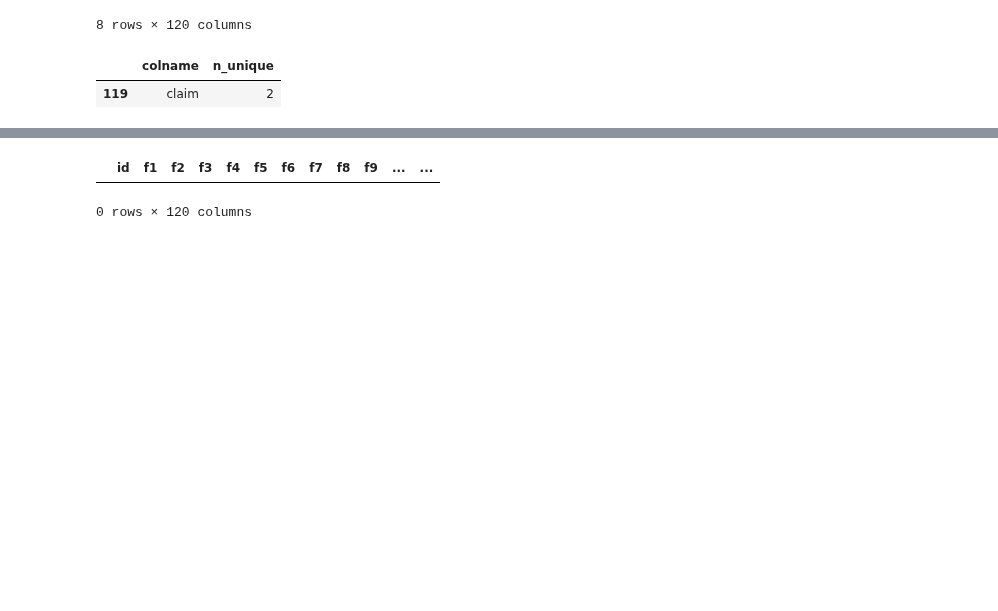
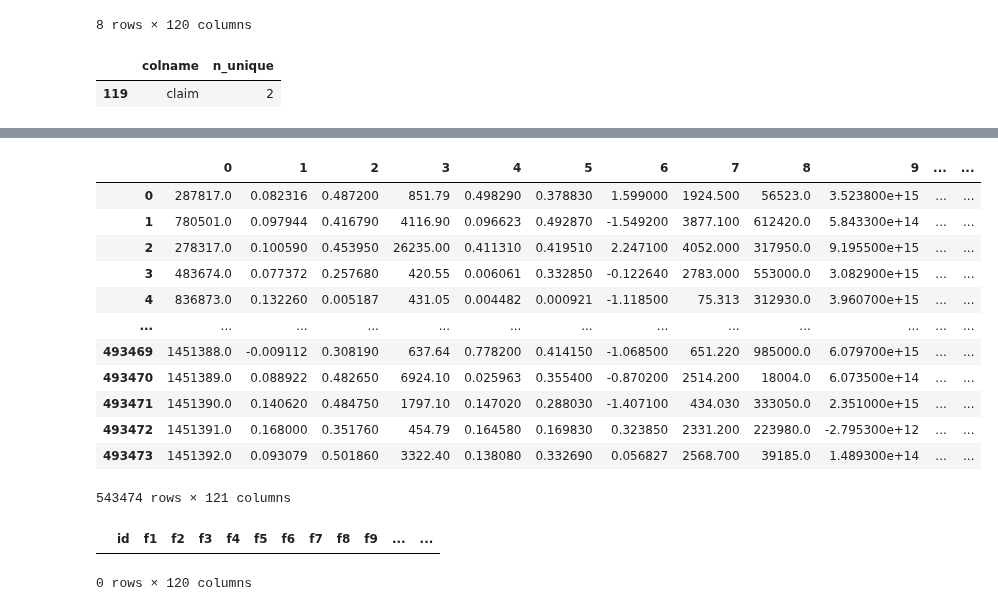
Before and after one commit to MykolaPinchuk/Kaggle, a Jupyter notebook: sep21-playgr.ipynb, the cells around one changed output, grey strips where cells are left out. Cells and saved outputs as stored; diff of their text form; code cells hidden in the pictures; blank space fills up the shorter version.

Commit message:
Kaggle Notebook | sep21_playgr | Version 5

```diff
--- a/sep21-playgr.ipynb
+++ b/sep21-playgr.ipynb
@@ -34,6 +35,7 @@ warnings.filterwarnings("ignore")
 
 train = pd.read_csv('../input/tabular-playground-series-sep-2021/train.csv')
 print(train.shape)
-train.head(3)
+
+test = pd.read_csv('../input/tabular-playground-series-sep-2021/test.csv')
 # %% [output]
 (957919, 120)
@@ -79,0 +95,10 @@ df.shape
+# %%
+# imputing missing values #
+
+colmnames = train.columns
+test['claim'] = np.nan
+imp = SimpleImputer(missing_values=np.nan, strategy='median')
+imp.fit(train)
+train = pd.DataFrame(imp.transform(train))
+test = pd.DataFrame(imp.transform(test))
+#train.describe()
@@ -80,3 +116,23 @@ df.shape
+# %%
+train['sample'] = 'train'
+test['sample'] = 'pred'
+df = pd.concat([train, test])
+df.colnames = colmnames
+df
+# %% [output]
+|  | 0 | 1 | 2 | 3 | 4 | 5 | 6 | 7 | 8 | 9 | ... | ... |
+| 0 | 287817.0 | 0.082316 | 0.487200 | 851.79 | 0.498290 | 0.378830 | 1.599000 | 1924.500 | 56523.0 | 3.523800e+15 | ... | ... |
+| 1 | 780501.0 | 0.097944 | 0.416790 | 4116.90 | 0.096623 | 0.492870 | -1.549200 | 3877.100 | 612420.0 | 5.843300e+14 | ... | ... |
+| 2 | 278317.0 | 0.100590 | 0.453950 | 26235.00 | 0.411310 | 0.419510 | 2.247100 | 4052.000 | 317950.0 | 9.195500e+15 | ... | ... |
+| 3 | 483674.0 | 0.077372 | 0.257680 | 420.55 | 0.006061 | 0.332850 | -0.122640 | 2783.000 | 553000.0 | 3.082900e+15 | ... | ... |
+| 4 | 836873.0 | 0.132260 | 0.005187 | 431.05 | 0.004482 | 0.000921 | -1.118500 | 75.313 | 312930.0 | 3.960700e+15 | ... | ... |
+| ... | ... | ... | ... | ... | ... | ... | ... | ... | ... | ... | ... | ... |
+| 493469 | 1451388.0 | -0.009112 | 0.308190 | 637.64 | 0.778200 | 0.414150 | -1.068500 | 651.220 | 985000.0 | 6.079700e+15 | ... | ... |
+| 493470 | 1451389.0 | 0.088922 | 0.482650 | 6924.10 | 0.025963 | 0.355400 | -0.870200 | 2514.200 | 18004.0 | 6.073500e+14 | ... | ... |
+| 493471 | 1451390.0 | 0.140620 | 0.484750 | 1797.10 | 0.147020 | 0.288030 | -1.407100 | 434.030 | 333050.0 | 2.351000e+15 | ... | ... |
+| 493472 | 1451391.0 | 0.168000 | 0.351760 | 454.79 | 0.164580 | 0.169830 | 0.323850 | 2331.200 | 223980.0 | -2.795300e+12 | ... | ... |
+| 493473 | 1451392.0 | 0.093079 | 0.501860 | 3322.40 | 0.138080 | 0.332690 | 0.056827 | 2568.700 | 39185.0 | 1.489300e+14 | ... | ... |
+543474 rows × 121 columns
 # %%
 ### 3. ###
 
```
Also changed, not shown: parts of 10 cells of this notebook.
